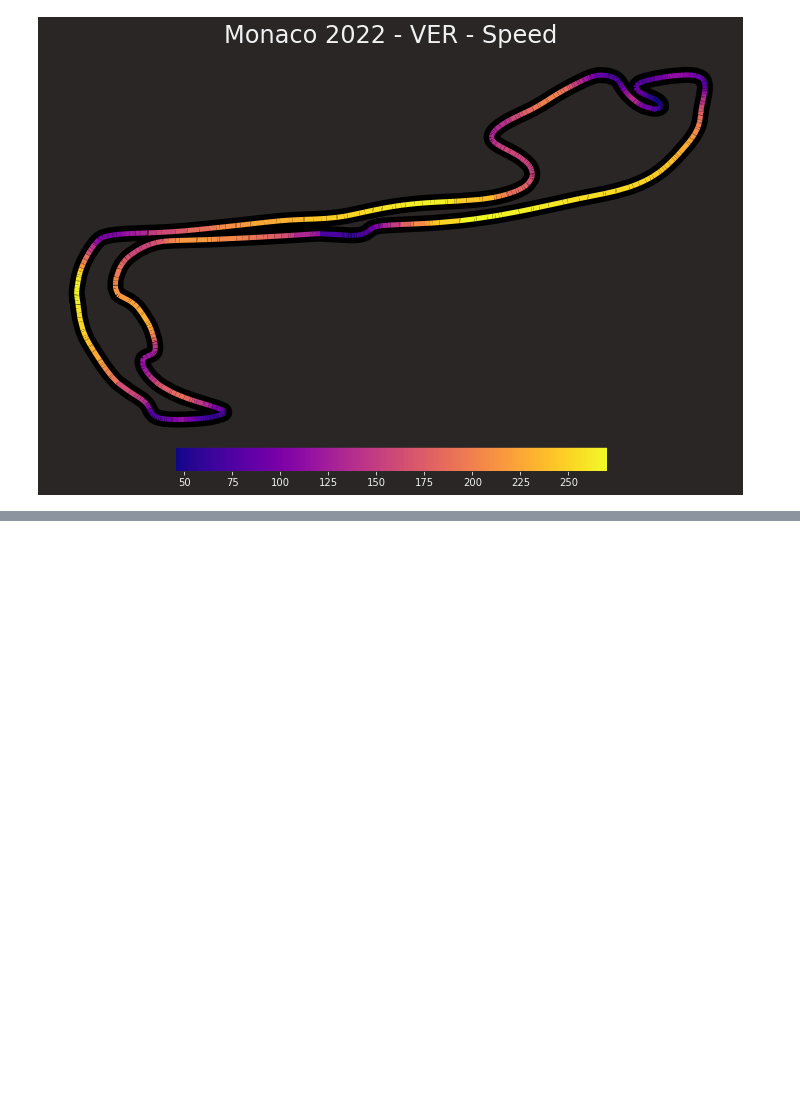
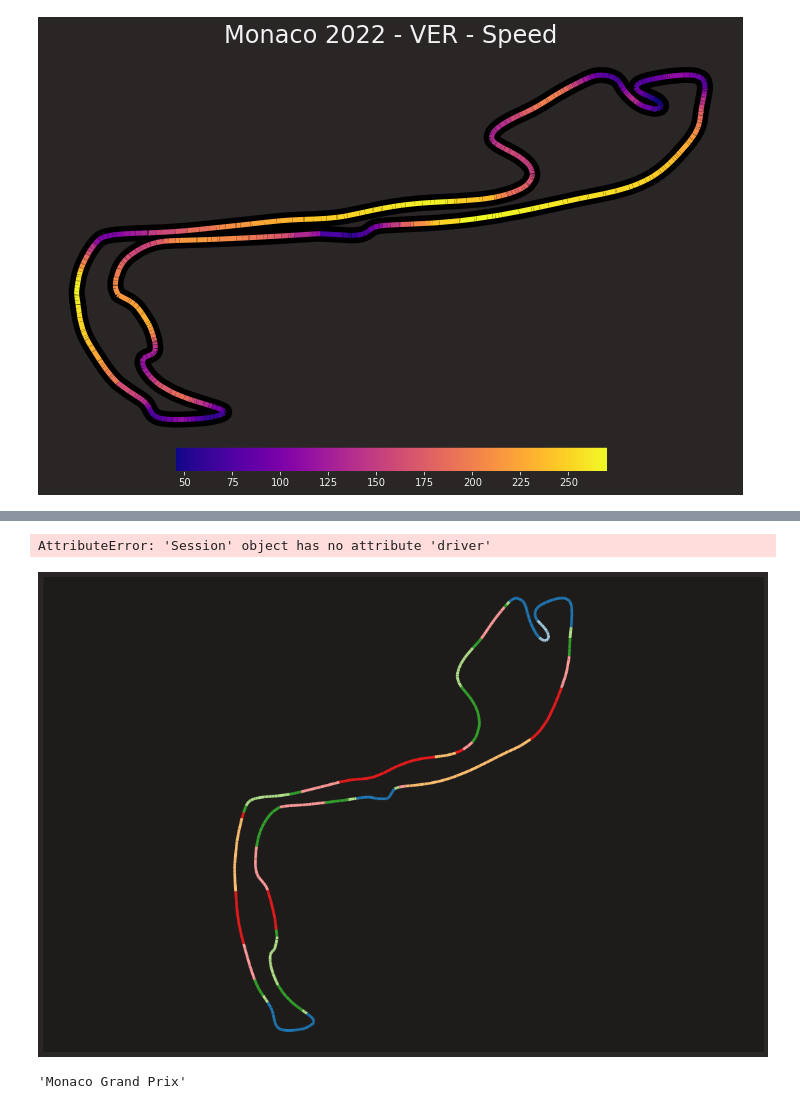
Before and after one commit to CamStevens15/F1_2022_race_analytics, a Jupyter notebook: Code_Analysis/monaco_2022.ipynb, the cells around one changed output, grey strips where cells are left out. Saved outputs shown, nothing was run; the diff lists cells and outputs as text; code cells hidden in the pictures; blank space fills up the shorter version.

Commit message:
update Monaco GP analysis

```diff
--- a/Code_Analysis/monaco_2022.ipynb
+++ b/Code_Analysis/monaco_2022.ipynb
@@ -517,0 +480,47 @@ TypeError: unhashable type: 'numpy.ndarray'
+# %%
+'''year = 2022
+ses = 'R'
+driver = 'VER'
+colormap = plt.cm.plasma
+
+year, grand_prix, session = 2022, 'Monaco', 'R'
+
+session_monaco = ff1.get_session(year, grand_prix, session)
+session_monaco.load() # This is new with Fastf1 v.2.2
+
+lap = session_monaco.laps.pick_driver(driver).pick_fastest()'''
+# %%
+year = 2022
+ses = 'R'
+driver = 'VER'
+colormap = plt.cm.plasma
+
+lap = session_monaco.laps.pick_fastest()
+tel = lap.get_telemetry()
+
+x = np.array(tel['X'].values)
+y = np.array(tel['Y'].values)
+
+points = np.array([x, y]).T.reshape(-1, 1, 2)
+segments = np.concatenate([points[:-1], points[1:]], axis=1)
+gear = tel['nGear'].to_numpy().astype(float)
+
+cmap = cm.get_cmap('Paired')
+lc_comp = LineCollection(segments, norm=plt.Normalize(1, cmap.N+1), cmap=cmap)
+lc_comp.set_array(gear)
+lc_comp.set_linewidth(4)
+
+plt.gca().add_collection(lc_comp)
+plt.axis('equal')
+plt.tick_params(labelleft=False, left=False, labelbottom=False, bottom=False)
+
+title = plt.suptitle(
+    f"Fastest Lap Gear Shift Visualization\n"
+    f"{session_monaco.driver} - {session_monaco.event['EventName']} {session_monaco.event.year}")
+# %% [output]
+AttributeError: 'Session' object has no attribute 'driver'
+[figure, added]
+# %%
+session_monaco.event['EventName']
+# %% [output]
+'Monaco Grand Prix'
```
Also changed, not shown: parts of 4 cells of this notebook.
